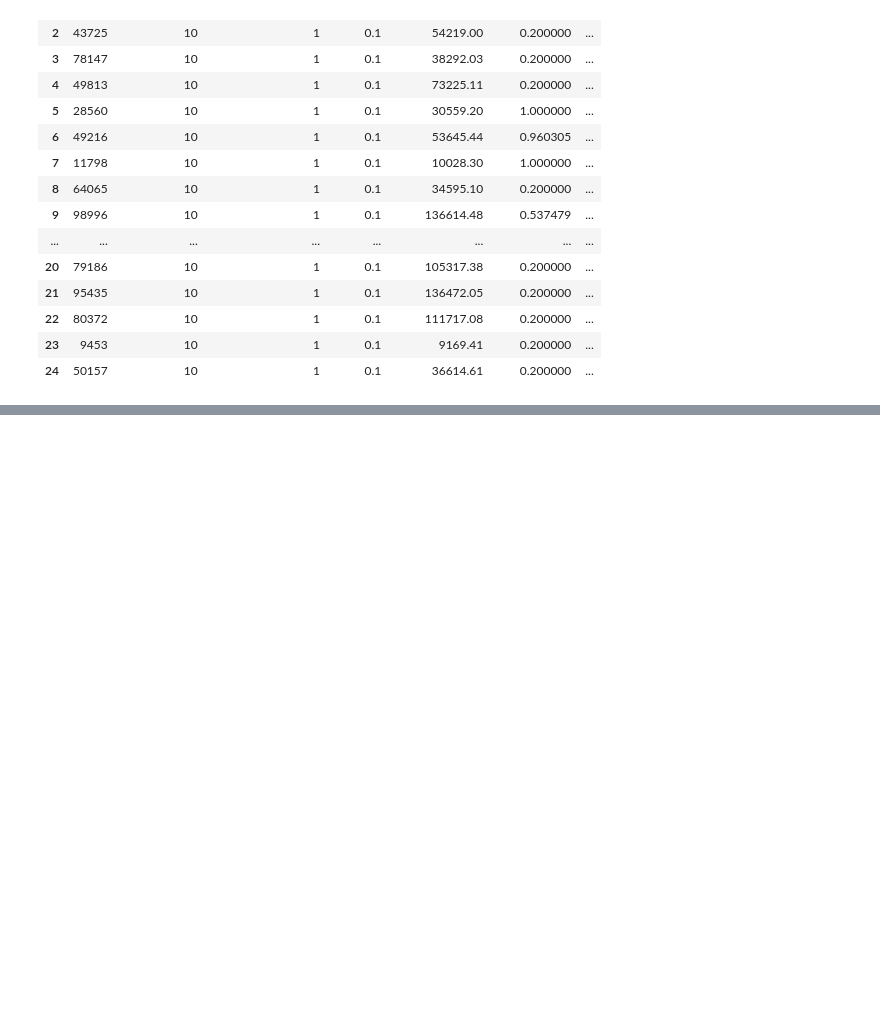
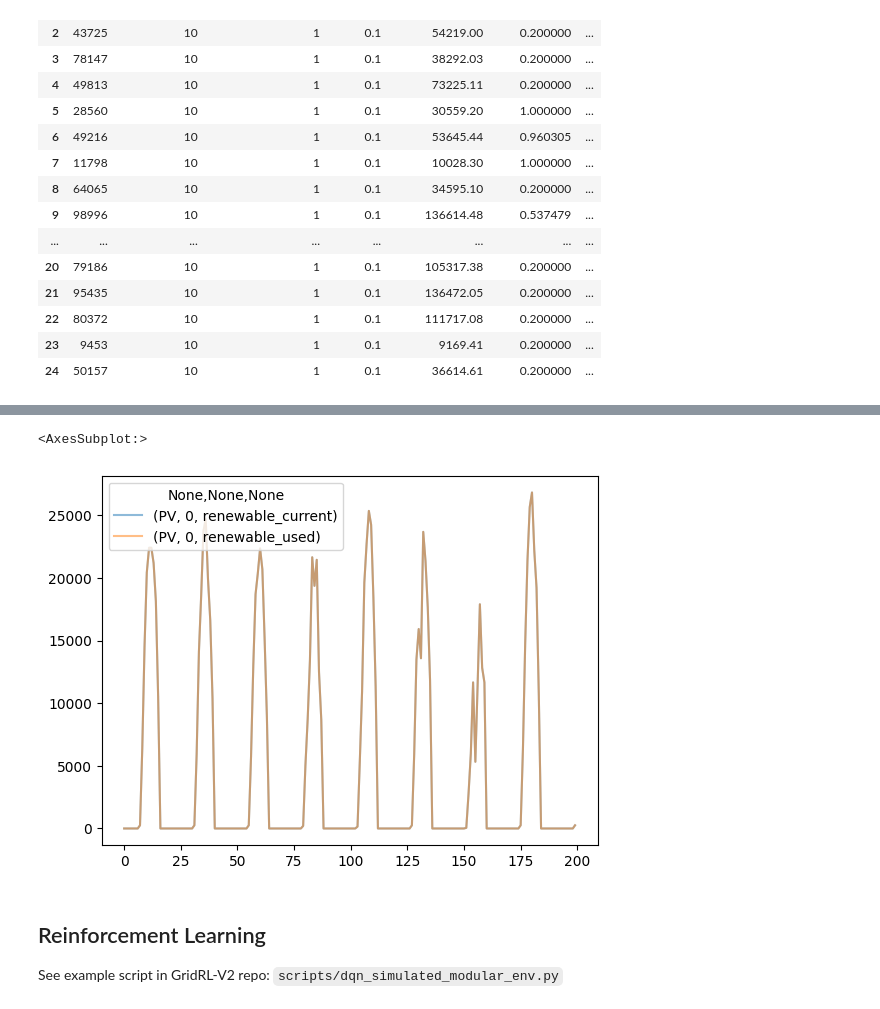
Before and after one commit to Total-RD/pymgrid, a Jupyter notebook: notebooks/modular_microgrid_demo.ipynb, the cells around one changed output, grey strips where cells are left out. Drawn from its saved outputs; the diff is of its cells as text; code cells hidden in the pictures; blank space fills up the shorter version.

```diff
--- a/notebooks/modular_microgrid_demo.ipynb
+++ b/notebooks/modular_microgrid_demo.ipynb
@@ -235,0 +232,9 @@ ipdb> q
+# %%
+output.plot(y=[("PV", 0, "renewable_current"), ("PV", 0, "renewable_used")], alpha=0.5)
+# %% [output]
+<AxesSubplot:>
+[figure, added]
+# %% [markdown]
+## Reinforcement Learning
+
+See example script in GridRL-V2 repo: `scripts/dqn_simulated_modular_env.py`
```
Also changed, not shown: parts of 19 cells of this notebook.
